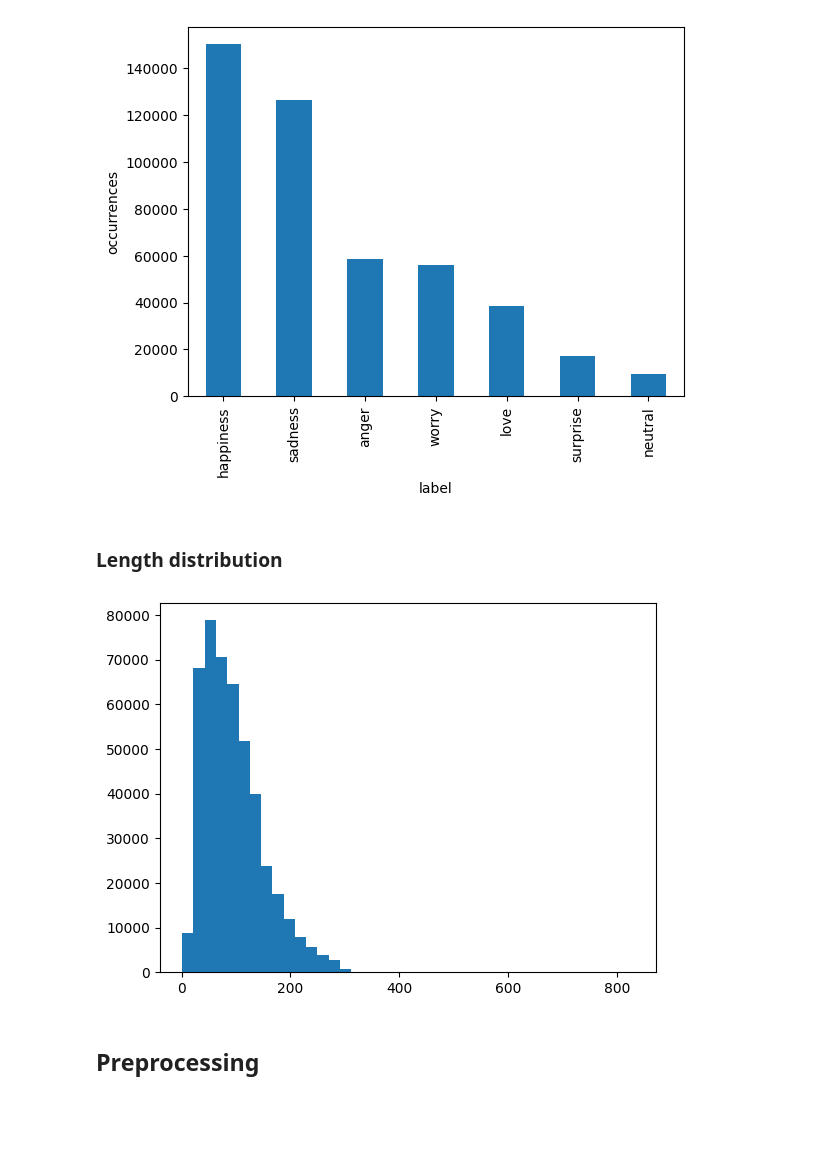
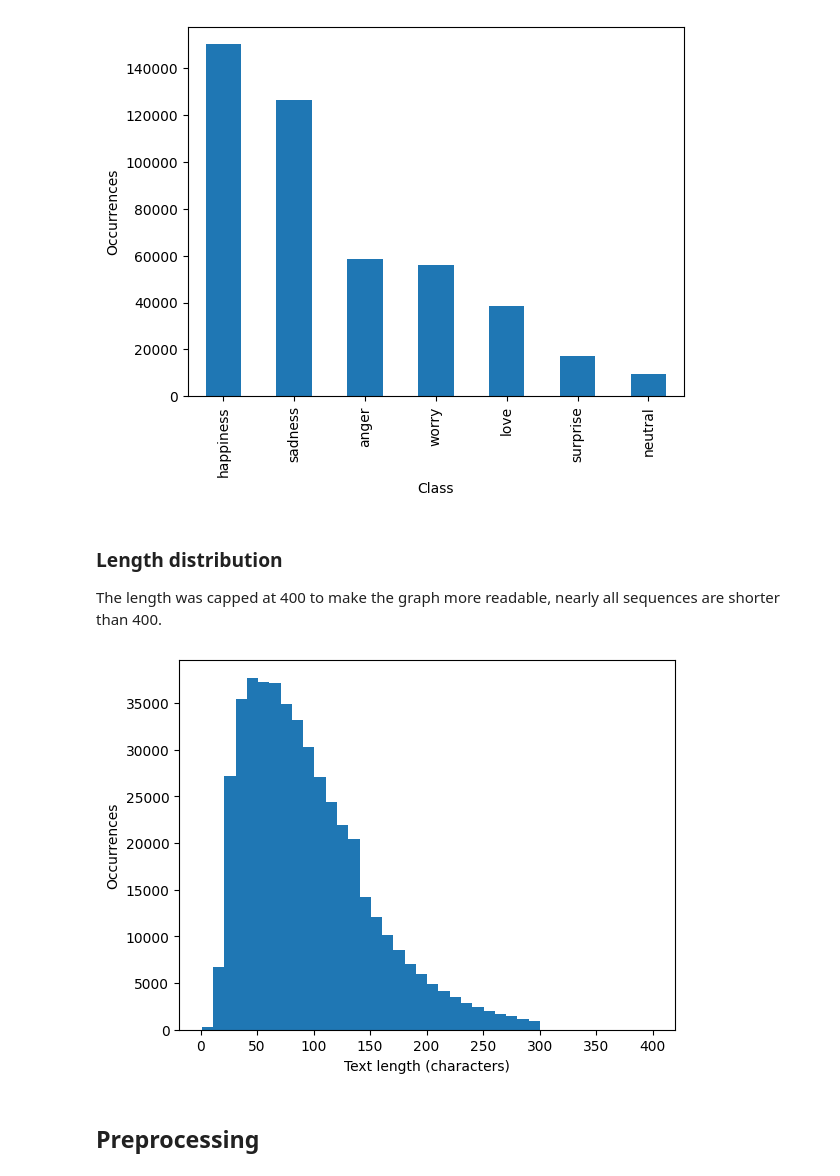
Before and after one commit to Etto48/DataMiningProject, a Jupyter notebook: src/notebooks/dataset_visualizer.ipynb, the cells around one changed output. Drawn from its saved outputs; the diff is of its cells as text; code cells hidden in the pictures; blank space fills up the shorter version.

```diff
--- a/src/notebooks/dataset_visualizer.ipynb
+++ b/src/notebooks/dataset_visualizer.ipynb
@@ -16,13 +18,16 @@ dataset.data['label'].value_counts().plot(kind='bar', xlabel='label', ylabel='oc
 plt.show()
 # %% [output]
 [figure]
-# %% [markdown]
-### Length distribution
+# %% [markdown]
+### Length distribution
+The length was capped at 400 to make the graph more readable, nearly all sequences are shorter than 400.
 # %%
-plt.hist([len(x) for x in dataset.data['text']], bins=40)
+plt.hist([min(len(x), 400) for x in dataset.data['text']], bins=40)
+plt.xlabel("Text length (characters)")
+plt.ylabel("Occurrences")
 plt.show()
 # %% [output]
-[figure, old version]
+[figure, new version]
 # %% [markdown]
 ## Preprocessing
 # %%
```
Also changed, not shown: parts of 3 cells of this notebook, 9 other files.
